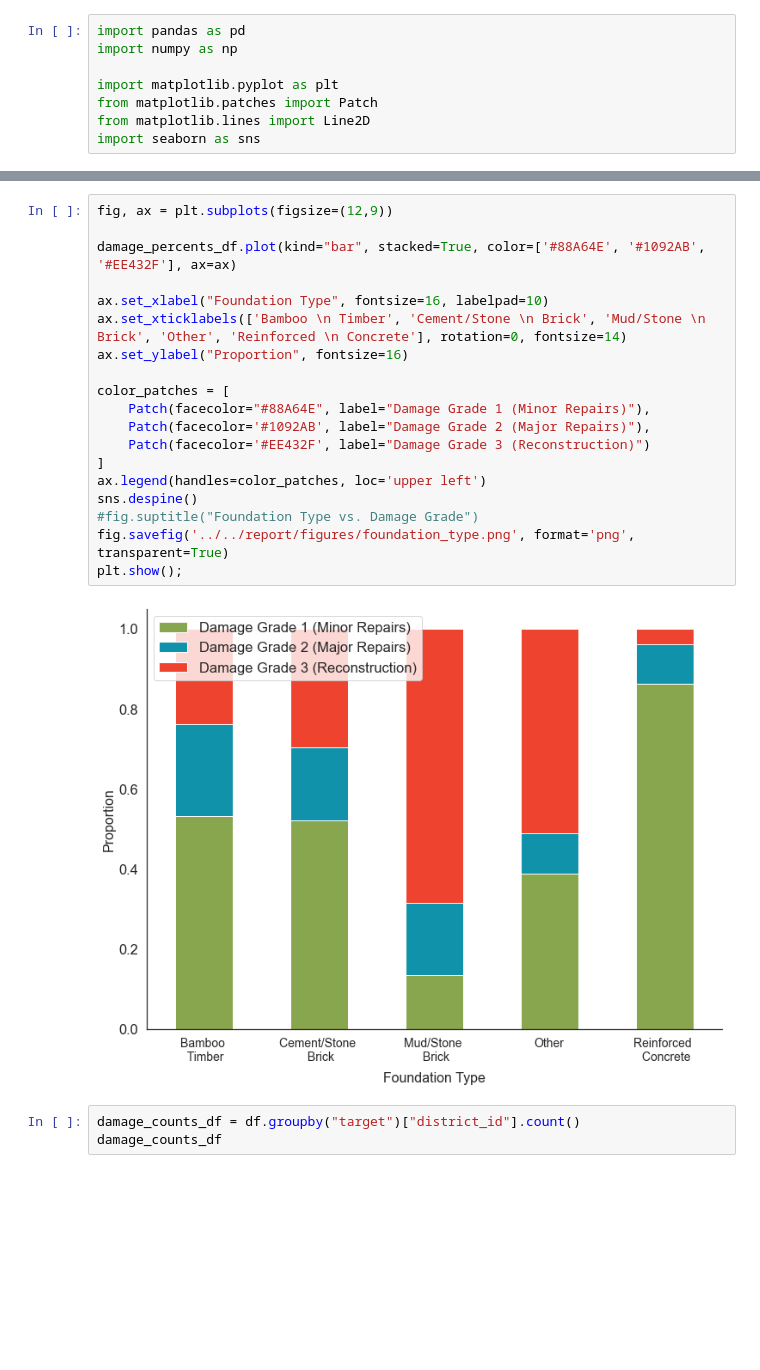
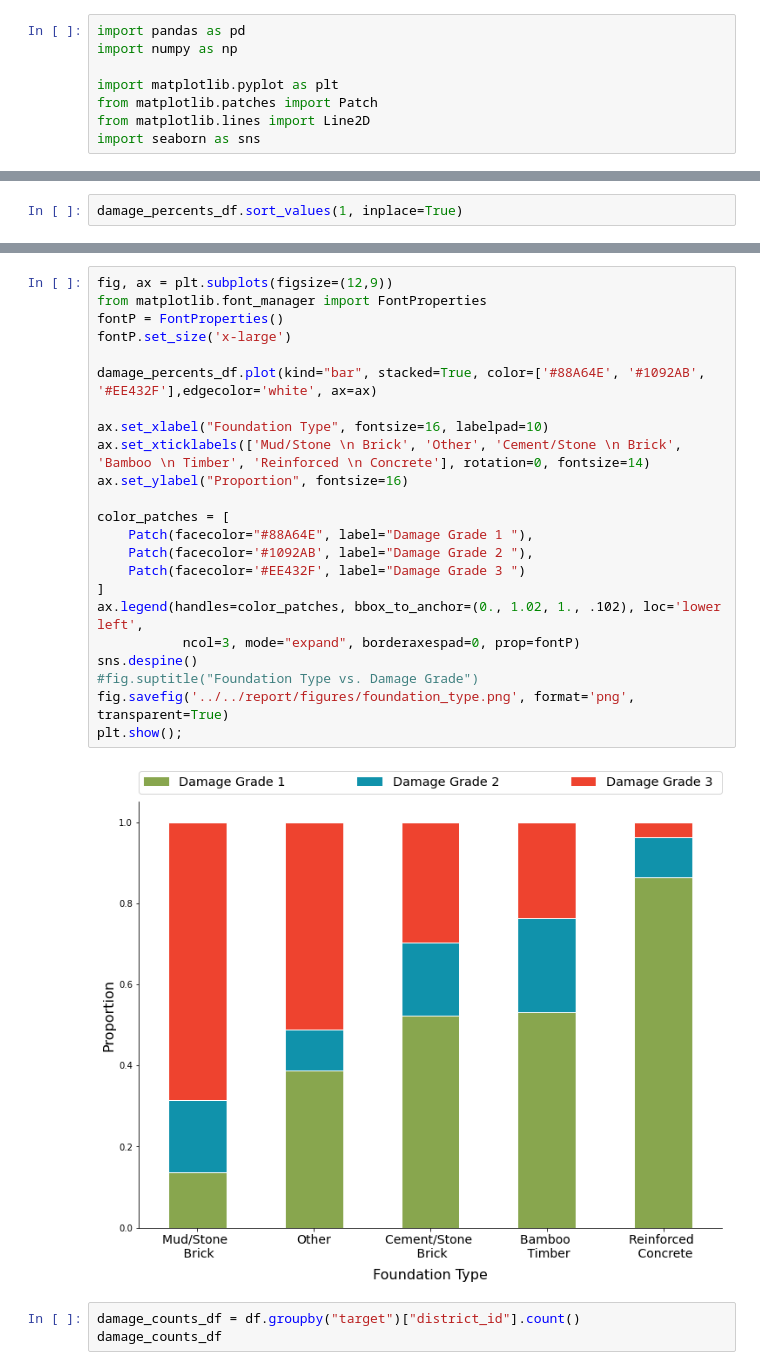
Before and after one commit to luluvalakdawala/modeling_eq_damage, a Jupyter notebook: notebooks/exploratory/05_visuals.ipynb, the cells around one changed output, grey strips where cells are left out. Drawn from its saved outputs; the diff is of its cells as text; blank space fills up the shorter version.

```diff
--- a/notebooks/exploratory/05_visuals.ipynb
+++ b/notebooks/exploratory/05_visuals.ipynb
@@ -372,0 +364,2 @@ damage_percents_df
+# %%
+damage_percents_df.sort_values(1, inplace=True)
@@ -373,24 +376,28 @@ damage_percents_df
 # %%
 fig, ax = plt.subplots(figsize=(12,9))
+from matplotlib.font_manager import FontProperties
+fontP = FontProperties()
+fontP.set_size('x-large')
 
-damage_percents_df.plot(kind="bar", stacked=True, color=['#88A64E', '#1092AB', '#EE432F'], ax=ax)
+damage_percents_df.plot(kind="bar", stacked=True, color=['#88A64E', '#1092AB', '#EE432F'],edgecolor='white', ax=ax)
 
 ax.set_xlabel("Foundation Type", fontsize=16, labelpad=10)
-ax.set_xticklabels(['Bamboo \n Timber', 'Cement/Stone \n Brick', 'Mud/Stone \n Brick', 'Other', 'Reinforced \n Concrete'], rotation=0, fontsize=14)
+ax.set_xticklabels(['Mud/Stone \n Brick', 'Other', 'Cement/Stone \n Brick', 'Bamboo \n Timber', 'Reinforced \n Concrete'], rotation=0, fontsize=14)
 ax.set_ylabel("Proportion", fontsize=16)
 
 color_patches = [
-    Patch(facecolor="#88A64E", label="Damage Grade 1 (Minor Repairs)"),
-    Patch(facecolor='#1092AB', label="Damage Grade 2 (Major Repairs)"),
-    Patch(facecolor='#EE432F', label="Damage Grade 3 (Reconstruction)")
+    Patch(facecolor="#88A64E", label="Damage Grade 1 "),
+    Patch(facecolor='#1092AB', label="Damage Grade 2 "),
+    Patch(facecolor='#EE432F', label="Damage Grade 3 ")
 ]
-ax.legend(handles=color_patches, loc='upper left')
+ax.legend(handles=color_patches, bbox_to_anchor=(0., 1.02, 1., .102), loc='lower left',
+           ncol=3, mode="expand", borderaxespad=0, prop=fontP)
 sns.despine()
 #fig.suptitle("Foundation Type vs. Damage Grade")
 fig.savefig('../../report/figures/foundation_type.png', format='png', transparent=True)
 plt.show();
 # %% [output]
-[figure, old version]
+[figure, new version]
 # %%
 damage_counts_df = df.groupby("target")["district_id"].count()
 damage_counts_df
```
Also changed, not shown: parts of 12 cells of this notebook, 4 other files.
